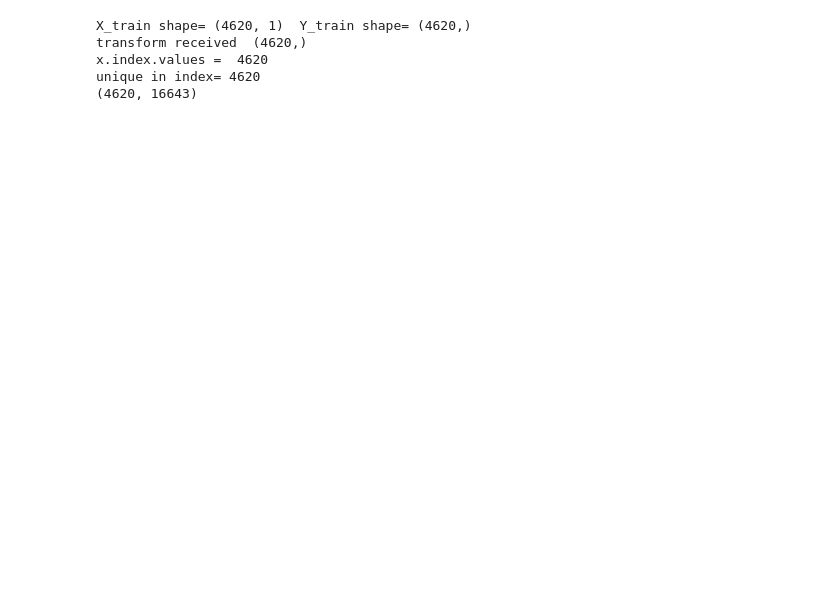
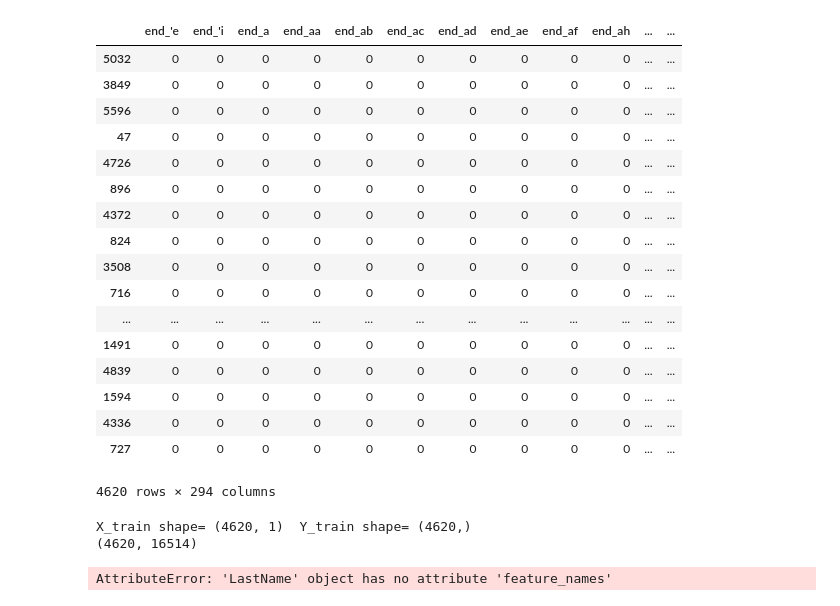
Before and after one commit to eeghor/ethnicity_detector, a Jupyter notebook: iranian-classifier.ipynb, the cells around one changed output. Saved outputs shown, nothing was run; the diff lists cells and outputs as text; code cells hidden in the pictures; blank space fills up the shorter version.

```diff
--- a/iranian-classifier.ipynb
+++ b/iranian-classifier.ipynb
@@ -48,6 +49,18 @@ class Selector(BaseEstimator, TransformerMixin):
 
     def transform(self, x):
         return x.loc[:, self.col_name]
+
+class Endings(BaseEstimator, TransformerMixin):
+
+    def fit(self, x, y=None):
+
+        return self
+
+    def transform(self, x):
+        res = x.apply(lambda x: x[-2:])
+        res.name = 'ending-2'
+=
+        return pd.get_dummies(res, prefix='end')
 
 class LastName(BaseEstimator, TransformerMixin):
     """
@@ -137,19 +150,18 @@ class LastName(BaseEstimator, TransformerMixin):
 
 
     def fit(self, x, y=None):
+
+        self.feature_names = sorted(self.transform(x).columns)
+
         return self
 
     def transform(self, x):
 
         x = x.reset_index(drop=True)
 
-        print('transform received ', x.shape)
-        print('x.index.values = ', len(x.index.values))
-        print('unique in index=',len(x.index.unique()))
-
         res =  pd.DataFrame.from_dict({t[0]: t[1] for t in
                                        zip(x.index.values, x.apply(self._lastname_features))},
                                           orient='index').fillna(0)
         print(res.shape)
         # create dummy variables for nominal features
-        return pd.get_dummies(res, columns=[c for c in res.columns if c.startswith('nom_')]).values
+        return pd.get_dummies(res, columns=[c for c in res.columns if c.startswith('nom_')])[[self.feature_names]]
@@ -156,25 +172,41 @@ class LastName(BaseEstimator, TransformerMixin):
+# %%
+endn = Endings()
+# %%
+pd.get_dummies(endn.fit_transform(X_train['full_name']), prefix='end')
+# %% [output]
+|  | end_'e | end_'i | end_a | end_aa | end_ab | end_ac | end_ad | end_ae | end_af | end_ah | ... | ... |
+| 5032 | 0 | 0 | 0 | 0 | 0 | 0 | 0 | 0 | 0 | 0 | ... | ... |
+| 3849 | 0 | 0 | 0 | 0 | 0 | 0 | 0 | 0 | 0 | 0 | ... | ... |
+| 5596 | 0 | 0 | 0 | 0 | 0 | 0 | 0 | 0 | 0 | 0 | ... | ... |
+| 47 | 0 | 0 | 0 | 0 | 0 | 0 | 0 | 0 | 0 | 0 | ... | ... |
+| 4726 | 0 | 0 | 0 | 0 | 0 | 0 | 0 | 0 | 0 | 0 | ... | ... |
+| 896 | 0 | 0 | 0 | 0 | 0 | 0 | 0 | 0 | 0 | 0 | ... | ... |
+| 4372 | 0 | 0 | 0 | 0 | 0 | 0 | 0 | 0 | 0 | 0 | ... | ... |
+| 824 | 0 | 0 | 0 | 0 | 0 | 0 | 0 | 0 | 0 | 0 | ... | ... |
+| 3508 | 0 | 0 | 0 | 0 | 0 | 0 | 0 | 0 | 0 | 0 | ... | ... |
+| 716 | 0 | 0 | 0 | 0 | 0 | 0 | 0 | 0 | 0 | 0 | ... | ... |
+| ... | ... | ... | ... | ... | ... | ... | ... | ... | ... | ... | ... | ... |
+| 1491 | 0 | 0 | 0 | 0 | 0 | 0 | 0 | 0 | 0 | 0 | ... | ... |
+| 4839 | 0 | 0 | 0 | 0 | 0 | 0 | 0 | 0 | 0 | 0 | ... | ... |
+| 1594 | 0 | 0 | 0 | 0 | 0 | 0 | 0 | 0 | 0 | 0 | ... | ... |
+| 4336 | 0 | 0 | 0 | 0 | 0 | 0 | 0 | 0 | 0 | 0 | ... | ... |
+| 727 | 0 | 0 | 0 | 0 | 0 | 0 | 0 | 0 | 0 | 0 | ... | ... |
+4620 rows × 294 columns
 # %%
-if __name__ == '__main__':
-
-    ic = IranianNames()._into_words()
-
-
     # split into the training and testing sets
     X_train, X_test, y_train, y_test = train_test_split(ic.data.drop(['is_iranian'], axis=1),
                                                         ic.data['is_iranian'],  test_size=0.2,
                                                         random_state=391, stratify=ic.data['is_iranian'])
 
 
-    pipe = Pipeline([('fe_union', FeatureUnion([('ff', Pipeline([('select_last_name', Selector('full_name')),
-                                            ('last_name_features', LastName())]))])),
+    pipe = Pipeline([('select_fullname', Selector()),  # df with 1 column
+                     ('get_endings', Endings()),
                     ('clf', SGDClassifier())])
     print('X_train shape=', X_train.shape, ' Y_train shape=',y_train.shape)
     pipe.fit(X_train, y_train)
 # %% [output]
 X_train shape= (4620, 1)  Y_train shape= (4620,)
-transform received  (4620,)
-x.index.values =  4620
-unique in index= 4620
-(4620, 16643)
+(4620, 16514)
+AttributeError: 'LastName' object has no attribute 'feature_names'
 # %%
 pipe.predict(X_test)
```
Also changed, not shown: parts of 3 cells of this notebook.
